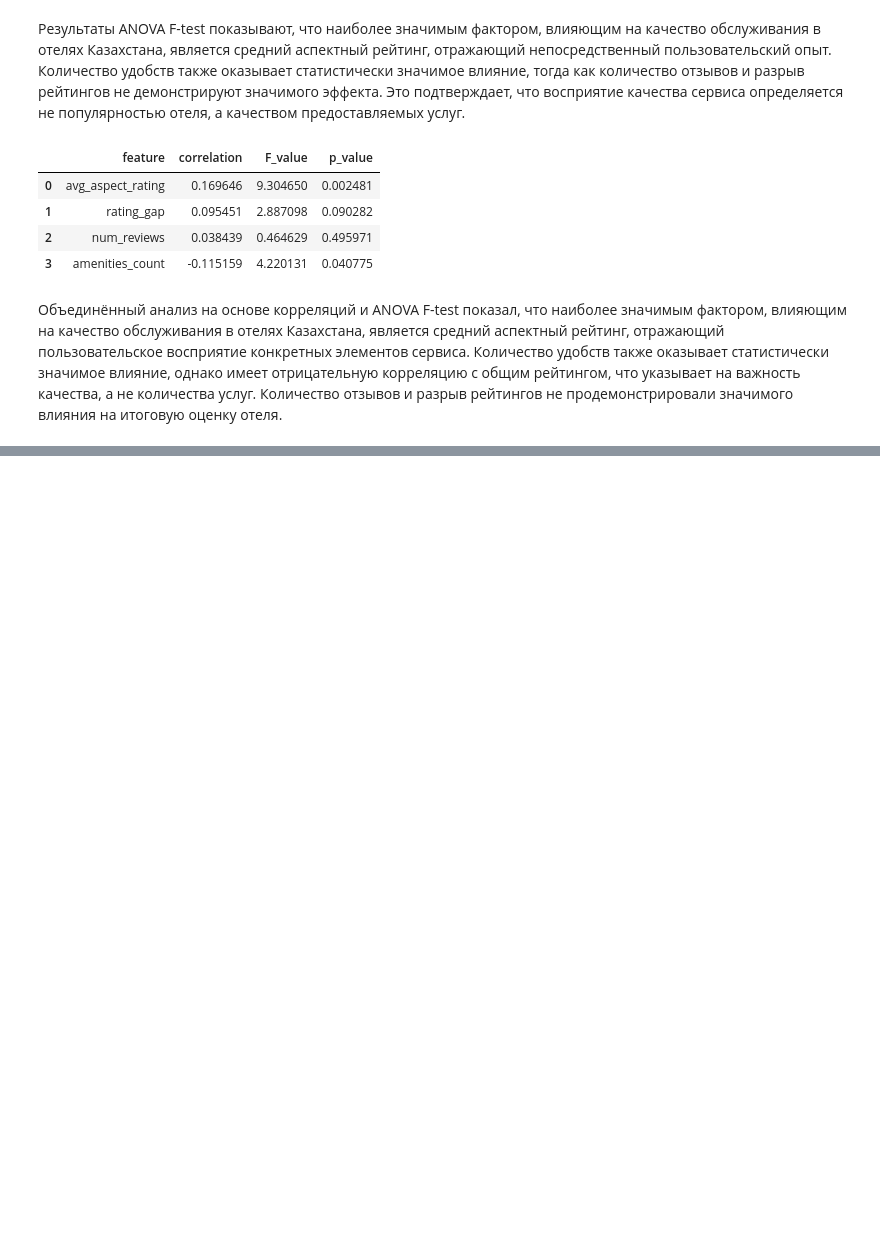
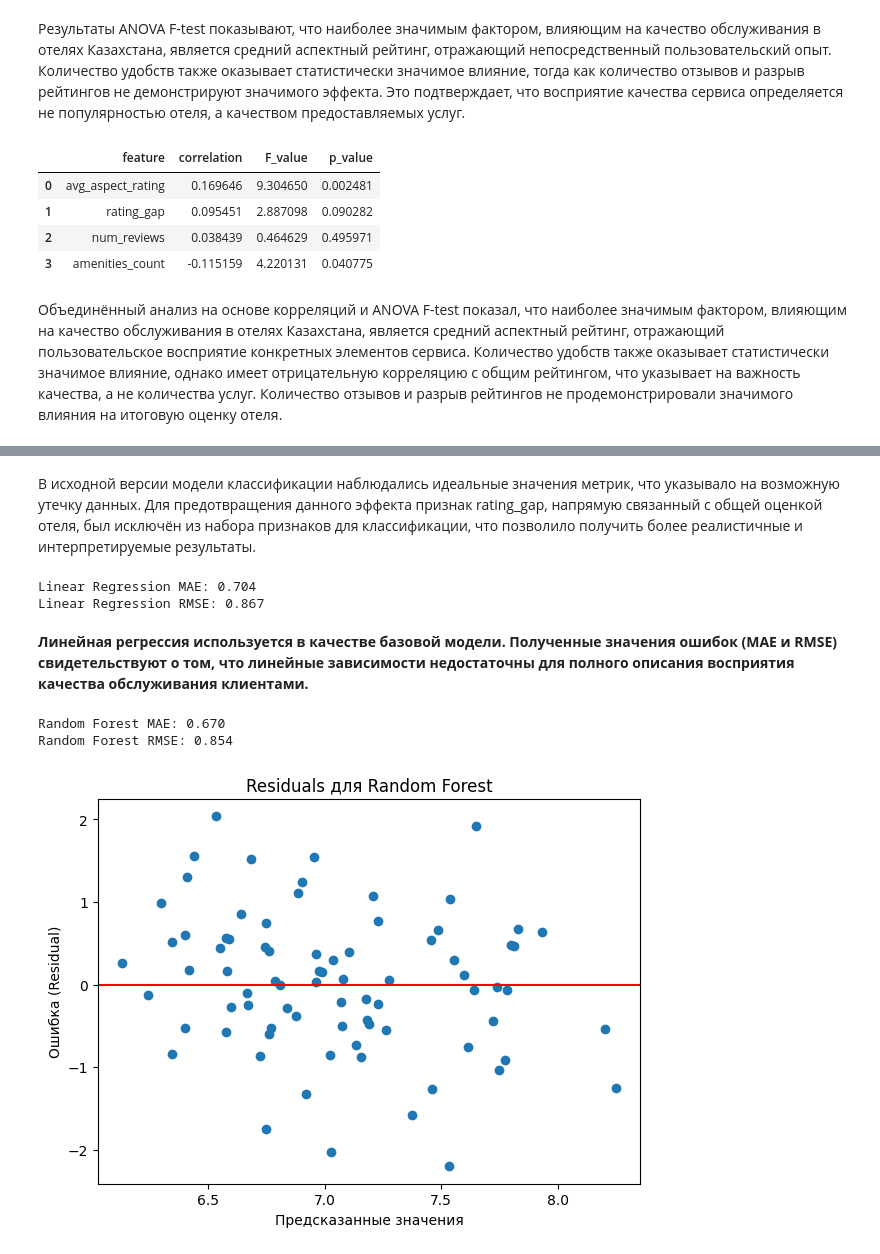
Before and after one commit to moldakasyma/datamining, a Jupyter notebook: Final/Final_mining.ipynb, the cells around one changed output, grey strips where cells are left out. Saved outputs shown, nothing was run; the diff lists cells and outputs as text; code cells hidden in the pictures; blank space fills up the shorter version.

```diff
--- a/Final/Final_mining.ipynb
+++ b/Final/Final_mining.ipynb
@@ -45,3 +72,6 @@ df_hotels
 | 315 | 317 | Bellagio Boutique Inn | Shymkent | residential | 4,9 | 9,5 | ... |
 | 316 | 318 | Imran Plaza Hotel | Shymkent | new_district | 3,5 | 11 | ... |
 317 rows × 38 columns
+# %%
+df_hotels = pd.read_csv("hotels_dataset.csv")
+df_hotels
@@ -1174,0 +1441,52 @@ feature_ranking
+# %% [markdown]
+В исходной версии модели классификации наблюдались идеальные значения метрик,
+что указывало на возможную утечку данных. Для предотвращения данного эффекта
+признак rating_gap, напрямую связанный с общей оценкой отеля, был исключён
+из набора признаков для классификации, что позволило получить более
+реалистичные и интерпретируемые результаты.
+# %%
+lr = LinearRegression()
+lr.fit(X_train, y_train)
+
+y_pred_lr = lr.predict(X_test)
+
+mae_lr = mean_absolute_error(y_test, y_pred_lr)
+rmse_lr = mean_squared_error(y_test, y_pred_lr, squared=False)
+
+print(f"Linear Regression MAE: {mae_lr:.3f}")
+print(f"Linear Regression RMSE: {rmse_lr:.3f}")
+# %% [output]
+Linear Regression MAE: 0.704
+Linear Regression RMSE: 0.867
+# %% [markdown]
+**Линейная регрессия используется в качестве базовой модели.**
+**Полученные значения ошибок (MAE и RMSE) свидетельствуют о том,
+что линейные зависимости недостаточны для полного описания
+восприятия качества обслуживания клиентами.**
+# %%
+rf = RandomForestRegressor(n_estimators=200, random_state=42)
+rf.fit(X_train, y_train)
+
+y_pred_rf = rf.predict(X_test)
+
+mae_rf = mean_absolute_error(y_test, y_pred_rf)
+rmse_rf = mean_squared_error(y_test, y_pred_rf, squared=False)
+
+print(f"Random Forest MAE: {mae_rf:.3f}")
+print(f"Random Forest RMSE: {rmse_rf:.3f}")
+# %% [output]
+Random Forest MAE: 0.670
+Random Forest RMSE: 0.854
+# %%
+# Анализ ошибок модели (residuals)
+residuals_rf = y_test - y_pred_rf
+
+plt.figure(figsize=(7,5))
+plt.scatter(y_pred_rf, residuals_rf)
+plt.axhline(0, color="red")
+plt.xlabel("Предсказанные значения")
+plt.ylabel("Ошибка (Residual)")
+plt.title("Residuals для Random Forest")
+plt.show()
+# %% [output]
+[figure, added]
```
Also changed, not shown: parts of 138 cells of this notebook.
